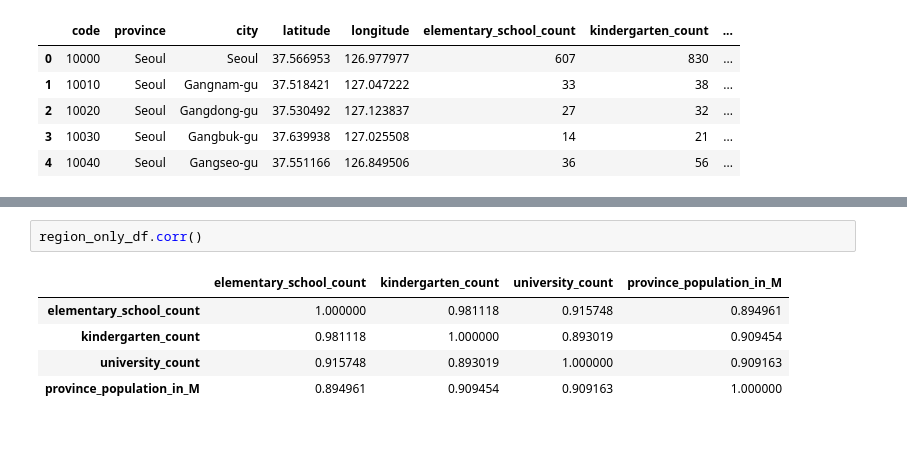
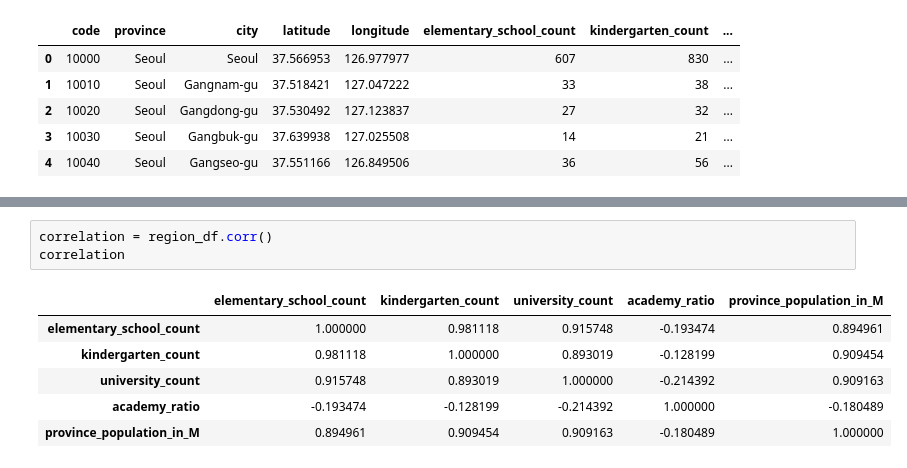
Before and after one commit to Wenjun-Mao/COVID-19-in-South-Korea-SIADS-591-Milestone-I, a Jupyter notebook: wjmao.ipynb, the cells around one changed output, grey strips where cells are left out. Drawn from its saved outputs; the diff is of its cells as text; blank space fills up the shorter version.

```diff
--- a/wjmao.ipynb
+++ b/wjmao.ipynb
@@ -531,8 +492,10 @@ region_only_df
-# %%
-region_only_df.corr()
-# %% [output]
-|  | elementary_school_count | kindergarten_count | university_count | province_population_in_M |
-| elementary_school_count | 1.000000 | 0.981118 | 0.915748 | 0.894961 |
-| kindergarten_count | 0.981118 | 1.000000 | 0.893019 | 0.909454 |
-| university_count | 0.915748 | 0.893019 | 1.000000 | 0.909163 |
-| province_population_in_M | 0.894961 | 0.909454 | 0.909163 | 1.000000 |
+# %%
+correlation = region_df.corr()
+correlation
+# %% [output]
+|  | elementary_school_count | kindergarten_count | university_count | academy_ratio | province_population_in_M |
+| elementary_school_count | 1.000000 | 0.981118 | 0.915748 | -0.193474 | 0.894961 |
+| kindergarten_count | 0.981118 | 1.000000 | 0.893019 | -0.128199 | 0.909454 |
+| university_count | 0.915748 | 0.893019 | 1.000000 | -0.214392 | 0.909163 |
+| academy_ratio | -0.193474 | -0.128199 | -0.214392 | 1.000000 | -0.180489 |
+| province_population_in_M | 0.894961 | 0.909454 | 0.909163 | -0.180489 | 1.000000 |
```
Also changed, not shown: parts of 8 cells of this notebook.
